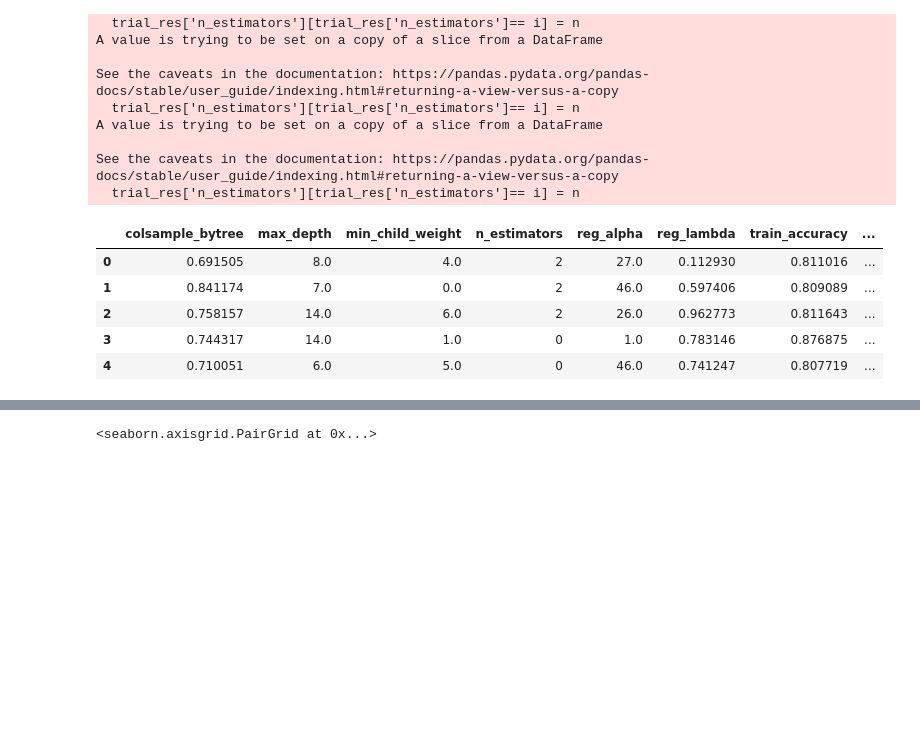
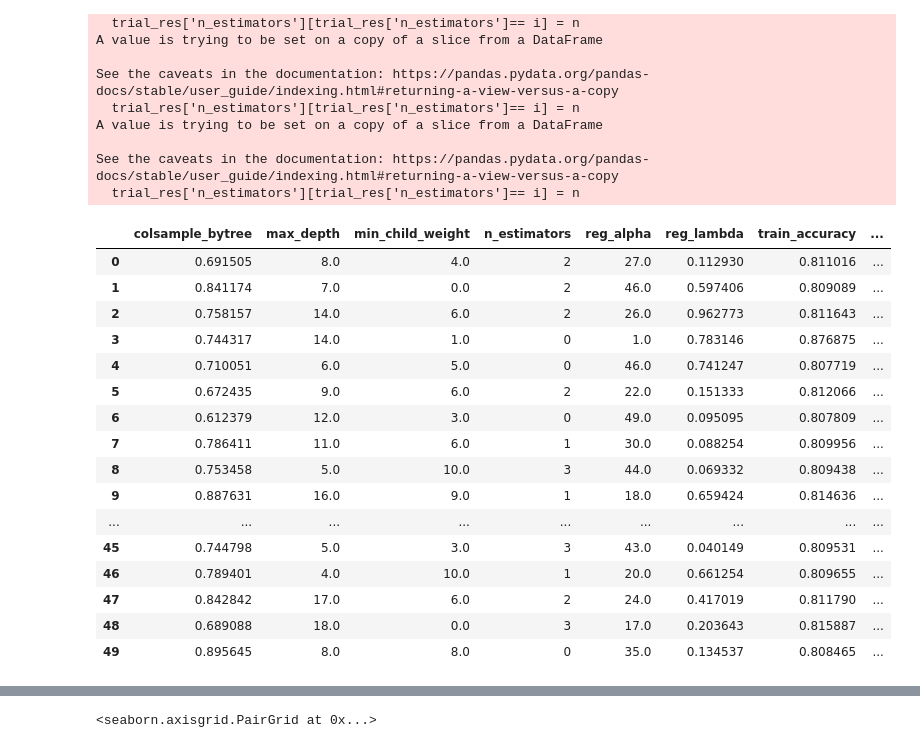
Before and after one commit to NiklasD/ML_Seminar, a Jupyter notebook: notebooks2/02-07_XGB_optimization.ipynb, the cells around one changed output, grey strips where cells are left out. Cells and saved outputs as stored; diff of their text form; code cells hidden in the pictures; blank space fills up the shorter version.

```diff
--- a/notebooks2/02-07_XGB_optimization.ipynb
+++ b/notebooks2/02-07_XGB_optimization.ipynb
@@ -159,14 +159,25 @@ trial_res.to_csv('out.csv',index=False)
 # %%
 trial_res = pd.read_csv('out.csv')
 # %%
-trial_res.head()
+trial_res
 # %% [output]
 |  | colsample_bytree | max_depth | min_child_weight | n_estimators | reg_alpha | reg_lambda | train_accuracy | ... |
 | 0 | 0.691505 | 8.0 | 4.0 | 2 | 27.0 | 0.112930 | 0.811016 | ... |
 | 1 | 0.841174 | 7.0 | 0.0 | 2 | 46.0 | 0.597406 | 0.809089 | ... |
 | 2 | 0.758157 | 14.0 | 6.0 | 2 | 26.0 | 0.962773 | 0.811643 | ... |
 | 3 | 0.744317 | 14.0 | 1.0 | 0 | 1.0 | 0.783146 | 0.876875 | ... |
 | 4 | 0.710051 | 6.0 | 5.0 | 0 | 46.0 | 0.741247 | 0.807719 | ... |
+| 5 | 0.672435 | 9.0 | 6.0 | 2 | 22.0 | 0.151333 | 0.812066 | ... |
+| 6 | 0.612379 | 12.0 | 3.0 | 0 | 49.0 | 0.095095 | 0.807809 | ... |
+| 7 | 0.786411 | 11.0 | 6.0 | 1 | 30.0 | 0.088254 | 0.809956 | ... |
+| 8 | 0.753458 | 5.0 | 10.0 | 3 | 44.0 | 0.069332 | 0.809438 | ... |
+| 9 | 0.887631 | 16.0 | 9.0 | 1 | 18.0 | 0.659424 | 0.814636 | ... |
+| ... | ... | ... | ... | ... | ... | ... | ... | ... |
+| 45 | 0.744798 | 5.0 | 3.0 | 3 | 43.0 | 0.040149 | 0.809531 | ... |
+| 46 | 0.789401 | 4.0 | 10.0 | 1 | 20.0 | 0.661254 | 0.809655 | ... |
+| 47 | 0.842842 | 17.0 | 6.0 | 2 | 24.0 | 0.417019 | 0.811790 | ... |
+| 48 | 0.689088 | 18.0 | 0.0 | 3 | 17.0 | 0.203643 | 0.815887 | ... |
+| 49 | 0.895645 | 8.0 | 8.0 | 0 | 35.0 | 0.134537 | 0.808465 | ... |
 # %%
 best_hyperparams = {'colsample_bytree': 0.7835361011051029,
  'max_depth': 4.0,
```
Also changed, not shown: parts of 17 cells of this notebook, 2 other files.
